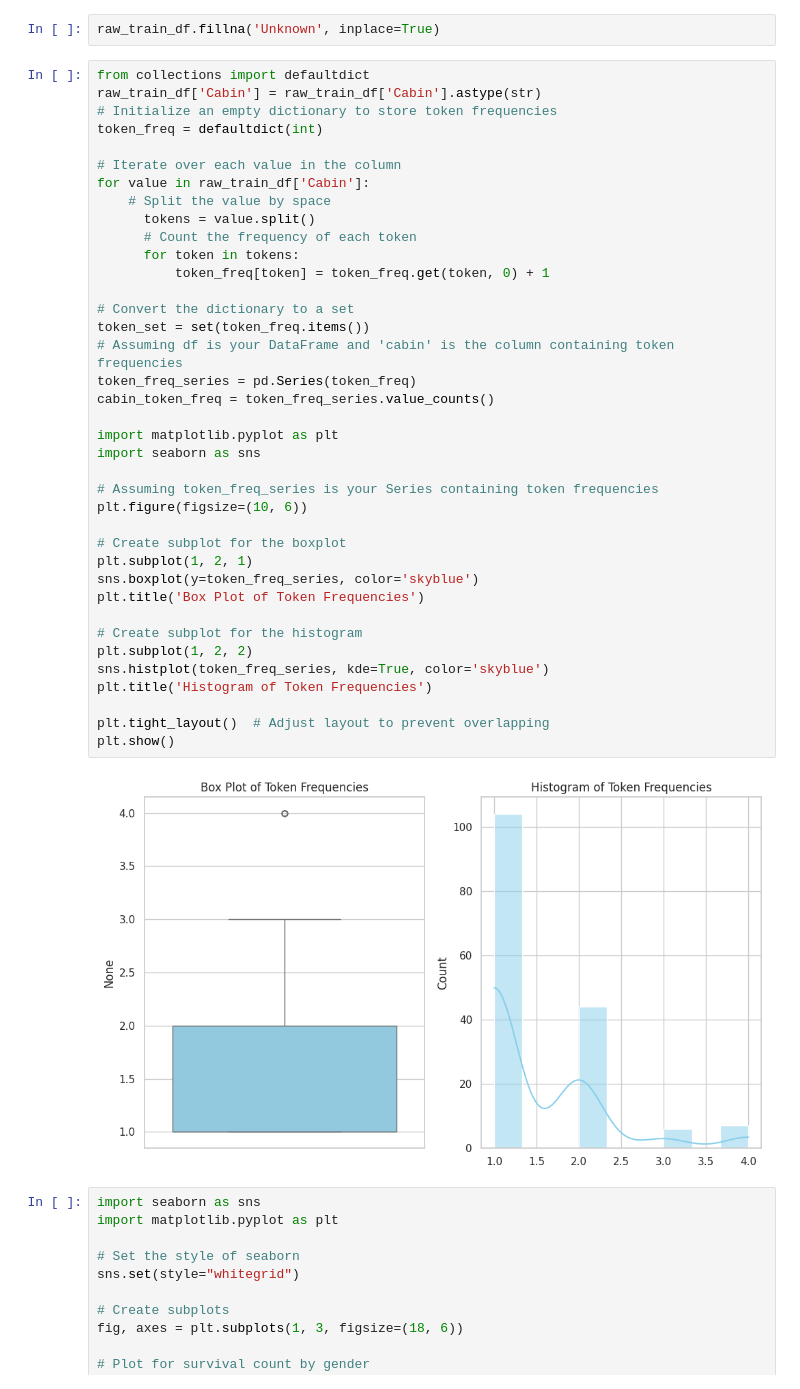
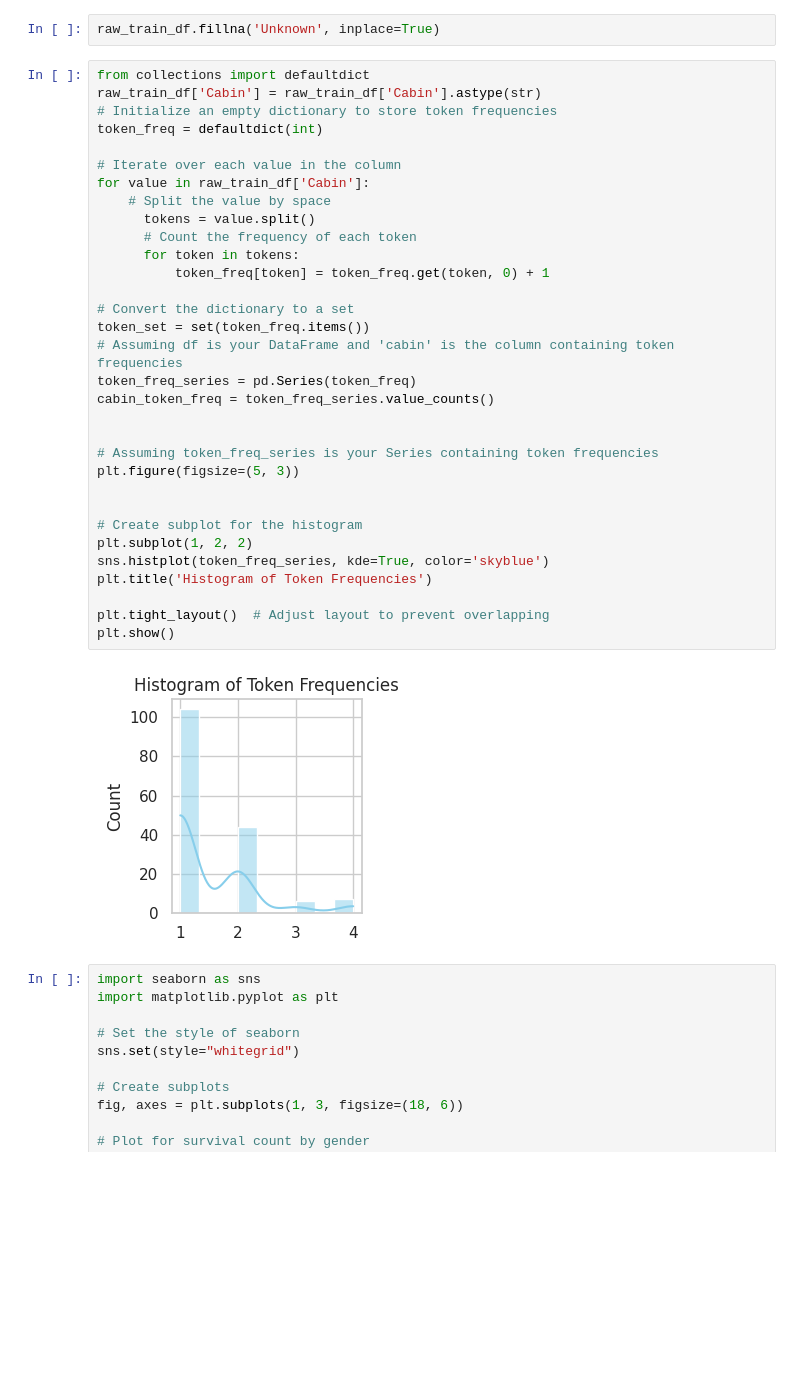
Before and after one commit to lindaperez/2024_KaggleGettingStarted, a Jupyter notebook: Titanic2024.ipynb, the cells around one changed output. Saved outputs shown, nothing was run; the diff lists cells and outputs as text; blank space fills up the shorter version.

```diff
--- a/Titanic2024.ipynb
+++ b/Titanic2024.ipynb
@@ -368,41 +361,35 @@ from collections import defaultdict
 raw_train_df['Cabin'] = raw_train_df['Cabin'].astype(str)
 # Initialize an empty dictionary to store token frequencies
 token_freq = defaultdict(int)
 
 # Iterate over each value in the column
 for value in raw_train_df['Cabin']:
     # Split the value by space
       tokens = value.split()
       # Count the frequency of each token
       for token in tokens:
           token_freq[token] = token_freq.get(token, 0) + 1
 
 # Convert the dictionary to a set
 token_set = set(token_freq.items())
 # Assuming df is your DataFrame and 'cabin' is the column containing token frequencies
 token_freq_series = pd.Series(token_freq)
 cabin_token_freq = token_freq_series.value_counts()
 
-import matplotlib.pyplot as plt
-import seaborn as sns
 
 # Assuming token_freq_series is your Series containing token frequencies
-plt.figure(figsize=(10, 6))
+plt.figure(figsize=(5, 3))
 
-# Create subplot for the boxplot
-plt.subplot(1, 2, 1)
-sns.boxplot(y=token_freq_series, color='skyblue')
-plt.title('Box Plot of Token Frequencies')
 
 # Create subplot for the histogram
 plt.subplot(1, 2, 2)
 sns.histplot(token_freq_series, kde=True, color='skyblue')
 plt.title('Histogram of Token Frequencies')
 
 plt.tight_layout()  # Adjust layout to prevent overlapping
 plt.show()
 # %% [output]
-[figure, old version]
+[figure, new version]
 # %%
 import seaborn as sns
 import matplotlib.pyplot as plt
```
Also changed, not shown: parts of 15 cells of this notebook.
